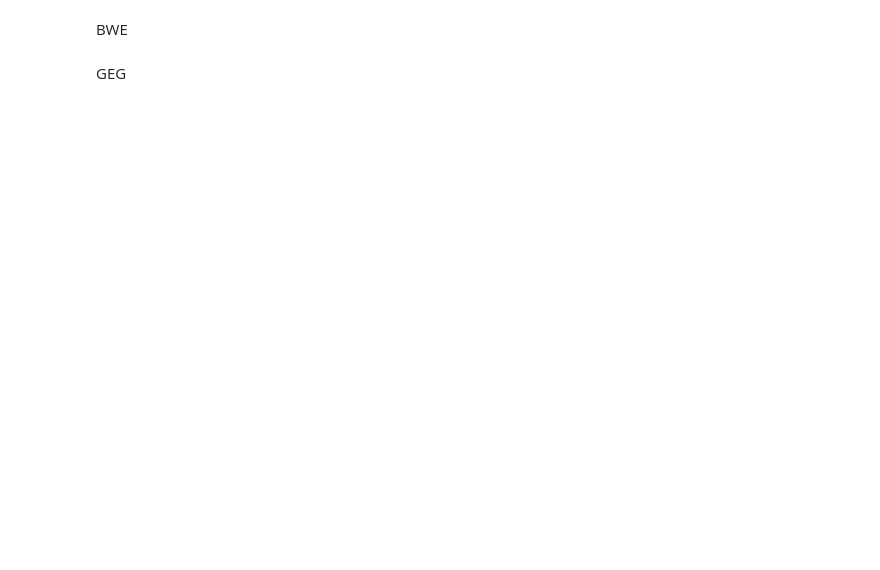
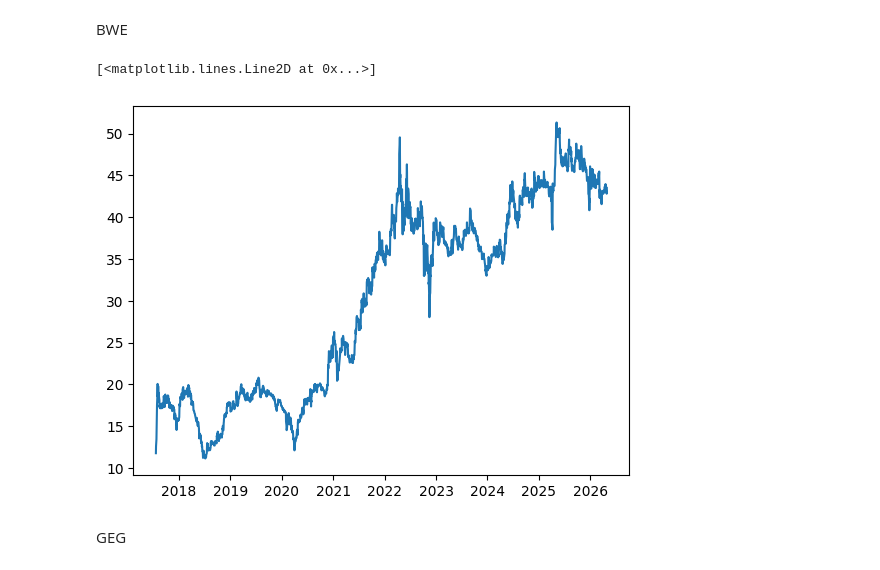
Before and after one commit to Danny-AI28/Stock, a Jupyter notebook: sort name.ipynb, the cells around one changed output. Drawn from its saved outputs; the diff is of its cells as text; code cells hidden in the pictures; blank space fills up the shorter version.

```diff
--- a/sort name.ipynb
+++ b/sort name.ipynb
@@ -373,4 +409,11 @@ DTK
 # %% [markdown]
 BWE
+# %%
+quote = Quote(symbol='BWE', source='VCI')
+gas = quote.history(start='2010-01-01', end='2026-05-02', interval="1D")
+plt.plot(gas['time'], gas['close'])
+# %% [output]
+[<matplotlib.lines.Line2D at 0x...>]
+[figure, added]
 # %% [markdown]
 GEG
```
Also changed, not shown: parts of 20 cells of this notebook.
